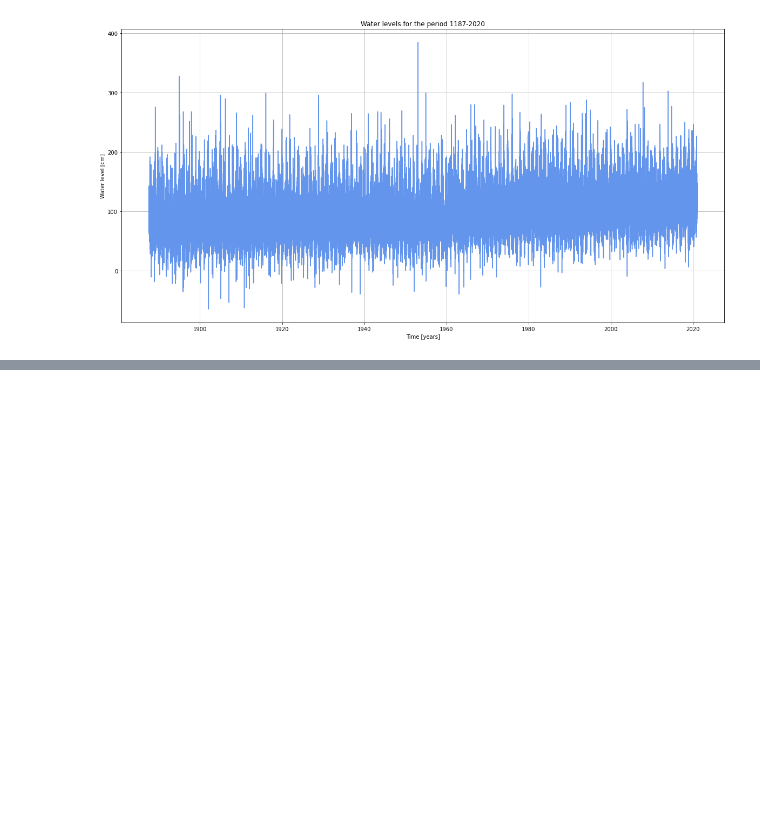
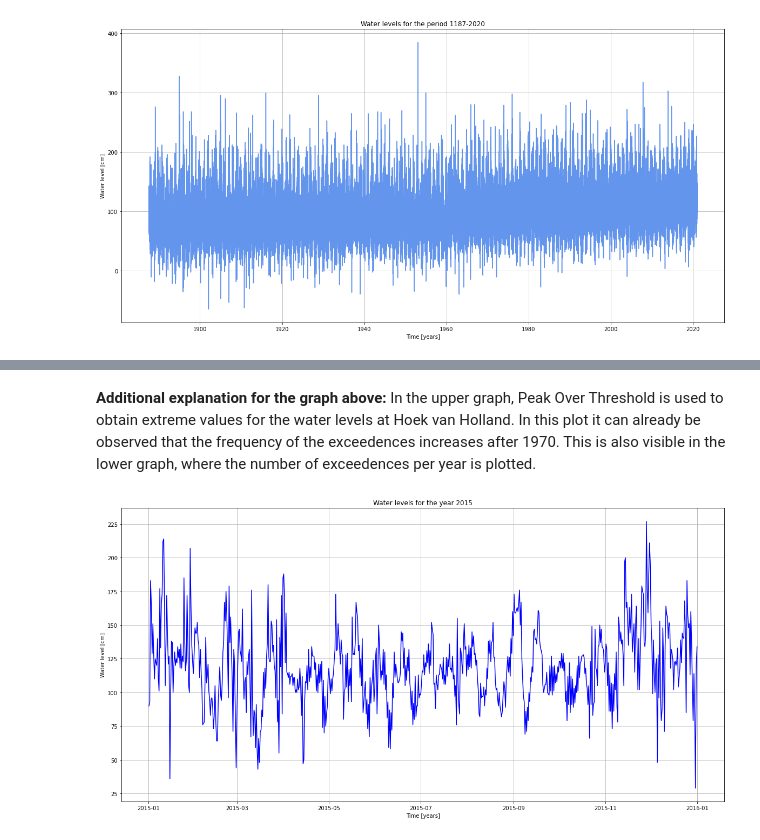
Before and after one commit to wwaasdorp/MORE_THE_BEST_GROUP, a Jupyter notebook: Watch_Data.ipynb, the cells around one changed output, grey strips where cells are left out. Cells and saved outputs as stored; diff of their text form; code cells hidden in the pictures; blank space fills up the shorter version.

```diff
--- a/Watch_Data.ipynb
+++ b/Watch_Data.ipynb
@@ -47,0 +87,14 @@ plt.grid()
+# %% [markdown]
+**Additional explanation for the graph above:**
+In the upper graph, Peak Over Threshold is used to obtain extreme values for the water levels at Hoek van Holland. In this plot it can already be observed that the frequency of the exceedences increases after 1970. This is also visible in the lower graph, where the number of exceedences per year is plotted.
+# %%
+## Plot values for the year 2015
+df_2015 = df[df['Year'] == 2015]
+plt.figure(figsize=(20,10))
+plt.plot(df_2015['Datetime'], df_2015['Value'], color = 'blue')
+plt.xlabel('Time [years]')
+plt.ylabel('Water level [cm]')
+plt.title('Water levels for the year 2015')
+plt.grid()
+# %% [output]
+[figure, added]
```
Also changed, not shown: parts of 3 cells of this notebook, 1 other file.
